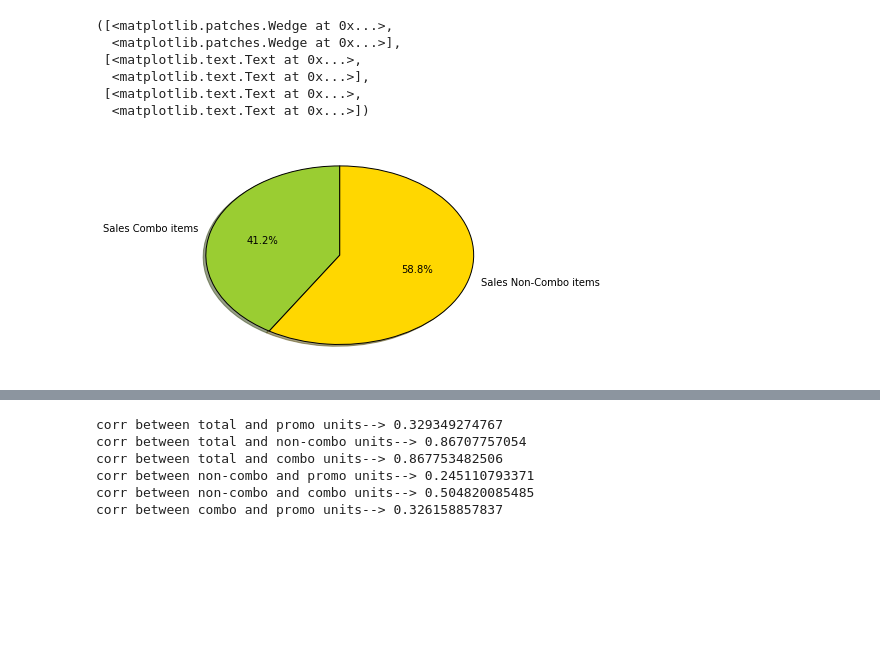
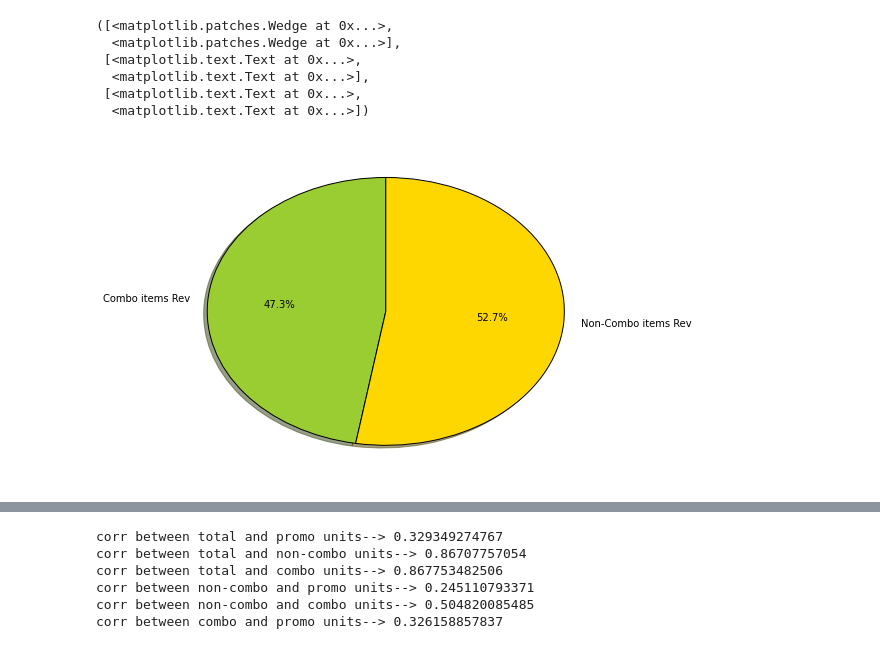
Before and after one commit to bharatreddy/wf-case-study, a Jupyter notebook: Untitled0.ipynb, the cells around one changed output, grey strips where cells are left out. Drawn from its saved outputs; the diff is of its cells as text; code cells hidden in the pictures; blank space fills up the shorter version.

```diff
--- a/Untitled0.ipynb
+++ b/Untitled0.ipynb
@@ -14,0 +11,12 @@ Index([u'Rest Owner', u'Rest Coop', u'REST_KEY', u'MITM_KEY', u'Menu Item', u'Me
+# %%
+print prodSalesDF.columns
+# Add some new columns
+# Revenues : item_price * units_sold
+prodSalesDF[ 'Revenue Total Units Sold  Promo and Regular' ] = \
+        prodSalesDF[ 'POS Consumer Price' ] * prodSalesDF[ 'POS Total Units Sold  Promo and Regular' ]
+prodSalesDF[ 'Revenue Promotion Units Sold' ] = \
+        prodSalesDF[ 'POS Consumer Price' ] * prodSalesDF[ 'POS Promotion Units Sold' ]
+prodSalesDF[ 'Revenue Combo Units Sold' ] = \
+        prodSalesDF[ 'POS Consumer Price' ] * prodSalesDF[ 'POS Combo Units Sold' ]
+prodSalesDF[ 'Revenue Units Sold' ] = \
+        prodSalesDF[ 'POS Consumer Price' ] * prodSalesDF[ 'POS Units Sold' ]
@@ -27,11 +37,15 @@ itemsSold['Menu Item'] = itemsSold.index\
 itemsSold.reset_index(inplace=True, drop=True)
 itemsSold = itemsSold[ [ 'Menu Item','POS Total Units Sold  Promo and Regular',\
        'POS Promotion Units Sold', 'POS Units Sold',\
-       'POS Combo Units Sold' ] ]
+       'POS Combo Units Sold', 'Revenue Total Units Sold  Promo and Regular',\
+       'Revenue Promotion Units Sold', 'Revenue Units Sold', 'Revenue Combo Units Sold'] ]
 # Get Non-combo units sold : total - combo
 itemsSold['POS Non-Combo Units Sold'] = \
         itemsSold['POS Total Units Sold  Promo and Regular']\
     - itemsSold['POS Combo Units Sold']
+itemsSold['Revenue Non-Combo Units Sold'] = \
+        itemsSold['Revenue Total Units Sold  Promo and Regular']\
+    - itemsSold['Revenue Combo Units Sold']
 # Get sum of sales of all items under different
 # categories like - total units sold,
 # regular units sold and combo units etc, this will
@@ -40,6 +54,11 @@ sumTotalItems = itemsSold['POS Total Units Sold  Promo and Regular'].sum()
 sumPromoItems = itemsSold['POS Promotion Units Sold'].sum()
 sumComboItems = itemsSold['POS Combo Units Sold'].sum()
 sumNonComboItems = itemsSold['POS Non-Combo Units Sold'].sum()
+# Find Sum of revenues as well
+sumRevTotal = itemsSold['Revenue Total Units Sold  Promo and Regular'].sum()
+sumRevPromo = itemsSold['Revenue Promotion Units Sold'].sum()
+sumRevCombo = itemsSold['Revenue Combo Units Sold'].sum()
+sumRevNonCombo = itemsSold['Revenue Non-Combo Units Sold'].sum()
 # get percentages and put them into diff set of cols
 itemsSold['Perc Total Units Sold  Promo and Regular'] = \
     itemsSold['POS Total Units Sold  Promo and Regular']*100./sumTotalItems
@@ -49,7 +68,3 @@ itemsSold['Perc Combo Units Sold'] = \
     itemsSold['POS Combo Units Sold']*100./sumComboItems
 itemsSold['Perc Non-Combo Units Sold'] = \
     itemsSold['POS Non-Combo Units Sold']*100./sumNonComboItems
-# sort according to total units sold promo and regular column
-itemsSold.sort( \
-               ['POS Total Units Sold  Promo and Regular'],\
-               ascending=False, inplace=True )
@@ -58,17 +71,26 @@ itemsSold.sort( \
 # %%
 # Plot number of combo units sold and number of non-combo units sold
-pieChartSales = [ sumComboItems, sumNonComboItems ]
-pieChartLabs = [ "Sales Combo items", "Sales Non-Combo items" ]
+pieChartUnitSales = [ sumComboItems, sumNonComboItems ]
+pieChartRev = [ sumRevCombo, sumRevNonCombo ]
+pieChartLabsItems = [ "Combo items sold", "Non-Combo items sold" ]
+pieChartLabsRev = [ "Combo items Rev", "Non-Combo items Rev" ]
 pieChartColors = ['yellowgreen', 'gold', 'lightskyblue', 'lightcoral']
-plt.pie(pieChartSales, labels=pieChartLabs, colors=pieChartColors,
+# fig = plt.figure(figsize=(8,6))
+# ax1 = fig.add_subplot(111)
+# ax1.pie(pieChartUnitSales, labels=pieChartLabsItems, colors=pieChartColors,
+#         autopct='%1.1f%%', shadow=True, startangle=90)
+fig = plt.figure(figsize=(8,6))
+ax2 = fig.add_subplot(111)
+ax2 = fig.add_subplot(111)
+ax2.pie(pieChartRev, labels=pieChartLabsRev, colors=pieChartColors,
         autopct='%1.1f%%', shadow=True, startangle=90)
 # %% [output]
 ([<matplotlib.patches.Wedge at 0x...>,
   <matplotlib.patches.Wedge at 0x...>],
  [<matplotlib.text.Text at 0x...>,
   <matplotlib.text.Text at 0x...>],
  [<matplotlib.text.Text at 0x...>,
   <matplotlib.text.Text at 0x...>])
-[figure, old version]
+[figure, new version]
 # %%
 # Plot different types of units sold
```
Also changed, not shown: parts of 13 cells of this notebook, 1 other file.
